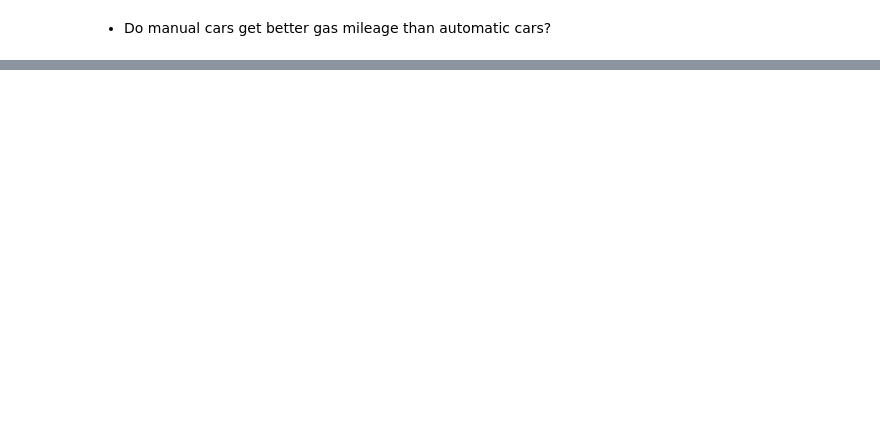
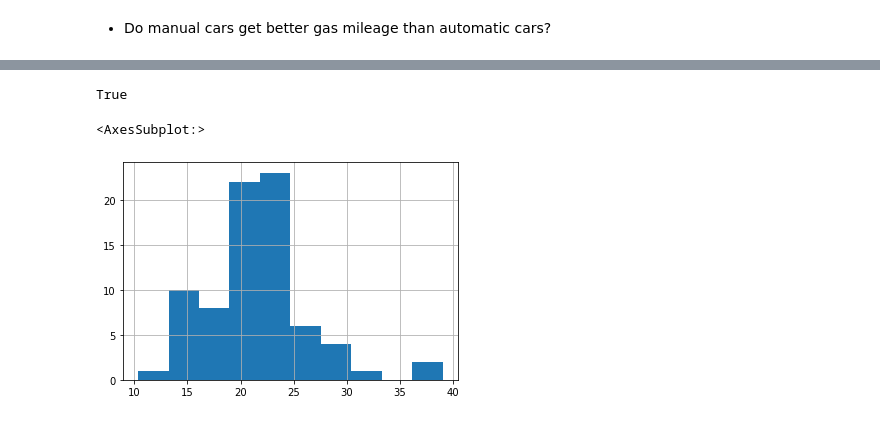
Before and after one commit to David-Howell/statistics-exercises, a Jupyter notebook: hypothesis_testing.ipynb, the cells around one changed output, grey strips where cells are left out. Cells and saved outputs as stored; diff of their text form; code cells hidden in the pictures; blank space fills up the shorter version.

```diff
--- a/hypothesis_testing.ipynb
+++ b/hypothesis_testing.ipynb
@@ -58,0 +240,17 @@ Continue working in your `hypothesis_testing` notebook.
+# %%
+# mpg.trans = mpg.trans.apply(lambda x: x.replace('(15)',''))
+mpg.trans = mpg.trans.str.replace(r'\(.*?\)', '', regex=True)
+# %%
+mpg['avg_mpg'] = mpg.cty * .55 + mpg.hwy * .45
+# %%
+manual_avg_mpg = mpg.avg_mpg[mpg.trans == 'manual']
+auto_avg_mpg = mpg.avg_mpg[mpg.trans == 'auto']
+# %%
+len(auto_avg_mpg) + len(manual_avg_mpg) == len(mpg)
+# %% [output]
+True
+# %%
+manual_avg_mpg.hist()
+# %% [output]
+<AxesSubplot:>
+[figure, added]
```
Also changed, not shown: parts of 32 cells of this notebook.
